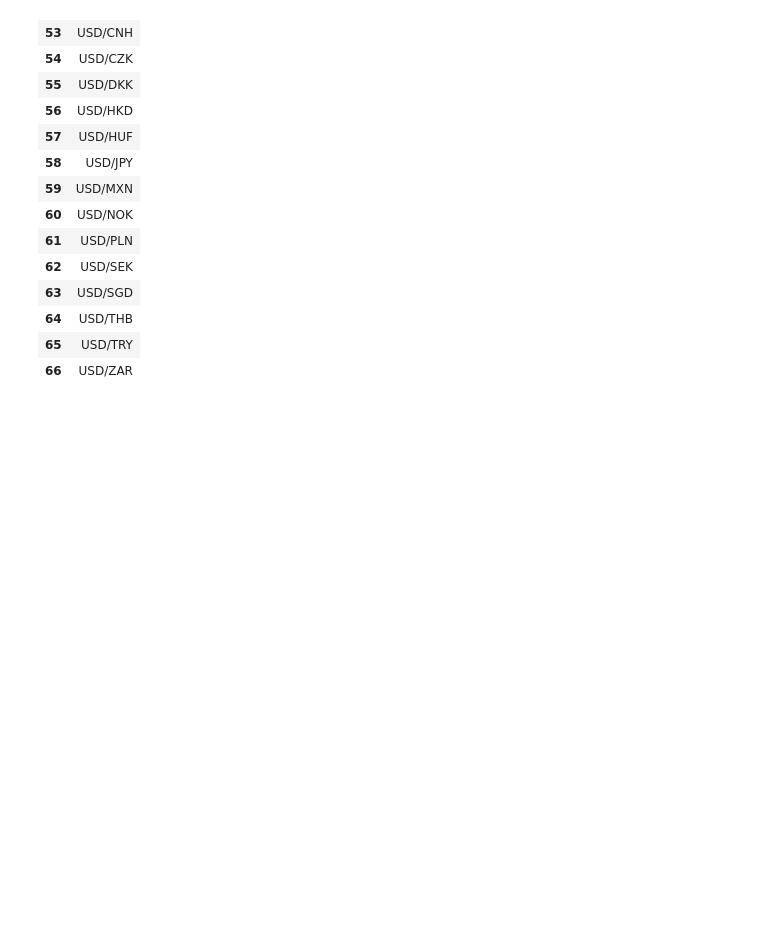
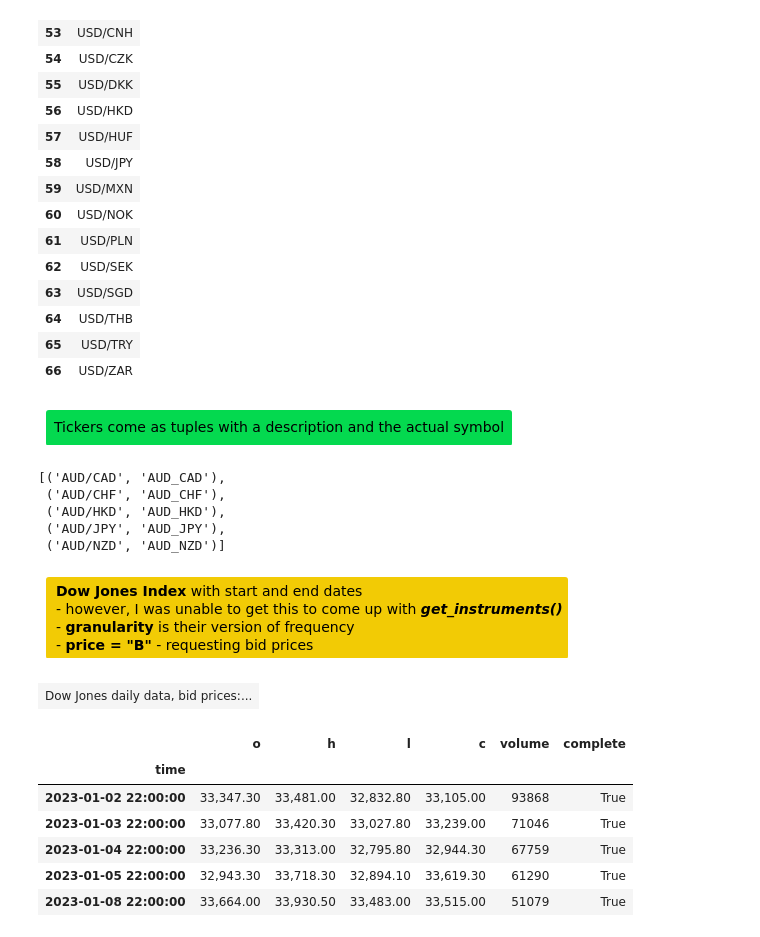
Before and after one commit to EvanMarie/udemy_finance_data, a Jupyter notebook: udemy_finance_part_four.ipynb, the cells around one changed output. Cells and saved outputs as stored; diff of their text form; code cells hidden in the pictures; blank space fills up the shorter version.

```diff
--- a/udemy_finance_part_four.ipynb
+++ b/udemy_finance_part_four.ipynb
@@ -132,3 +143,42 @@ multi([(instruments.iloc[0:17], '1'),
 | 64 | USD/THB |
 | 65 | USD/TRY |
 | 66 | USD/ZAR |
+# %% [markdown]
+<html>
+	<table style="width:100%;">
+		<tr>
+			<th style = 'font-size: 14px; font-weight: 500; background-color: #04D94F; padding: 8px; line-height: 1.5; color:black; border-radius: 3px; text-align: left;border-bottom: 3px solid white; border-top: 3px solid white;' colspan="3">Tickers come as tuples with a description and the actual symbol</th>
+		</tr>
+	</table>
+</html>
+# %%
+api.get_instruments()[0:5]
+# %% [output]
+[('AUD/CAD', 'AUD_CAD'),
+ ('AUD/CHF', 'AUD_CHF'),
+ ('AUD/HKD', 'AUD_HKD'),
+ ('AUD/JPY', 'AUD_JPY'),
+ ('AUD/NZD', 'AUD_NZD')]
+# %% [markdown]
+<html>
+	<table style="width:100%;">
+		<th style = 'font-size: 14px; font-weight: 500; background-color: #F2CB05; padding: 5px 5px 3px 10px; line-height: 1.5; text-align: left; color:black;border-radius: 3px; text-align: left;border-bottom: 3px solid white; border-top: 3px solid white;' colspan="3"><b>Dow Jones Index</b> with start and end dates<br>- however, I was unable to get this to come up with <b><i>get_instruments()</b></i><br>- <b>granularity</b> is their version of frequency<br>- <b>price = "B"</b> - requesting bid prices
+		</tr></th>
+	</table>
+</html>
+# %%
+pretty('Dow Jones daily data, bid prices: open, high, low, close, & volume')
+api.get_history(instrument = 'US30_USD',
+				start = '2023-01-01',
+			    end = '2023-02-01',
+			    granularity = 'D',
+			   price = 'B').head(5)
+# %% [output]
+| Dow Jones daily data, bid prices:... |
+|  | o | h | l | c | volume | complete |
+| time |  |  |  |  |  |  |
+| 2023-01-02 22:00:00 | 33,347.30 | 33,481.00 | 32,832.80 | 33,105.00 | 93868 | True |
+| 2023-01-03 22:00:00 | 33,077.80 | 33,420.30 | 33,027.80 | 33,239.00 | 71046 | True |
+| 2023-01-04 22:00:00 | 33,236.30 | 33,313.00 | 32,795.80 | 32,944.30 | 67759 | True |
+| 2023-01-05 22:00:00 | 32,943.30 | 33,718.30 | 32,894.10 | 33,619.30 | 61290 | True |
+| 2023-01-08 22:00:00 | 33,664.00 | 33,930.50 | 33,483.00 | 33,515.00 | 51079 | True |
```
Also changed, not shown: parts of 22 cells of this notebook.
